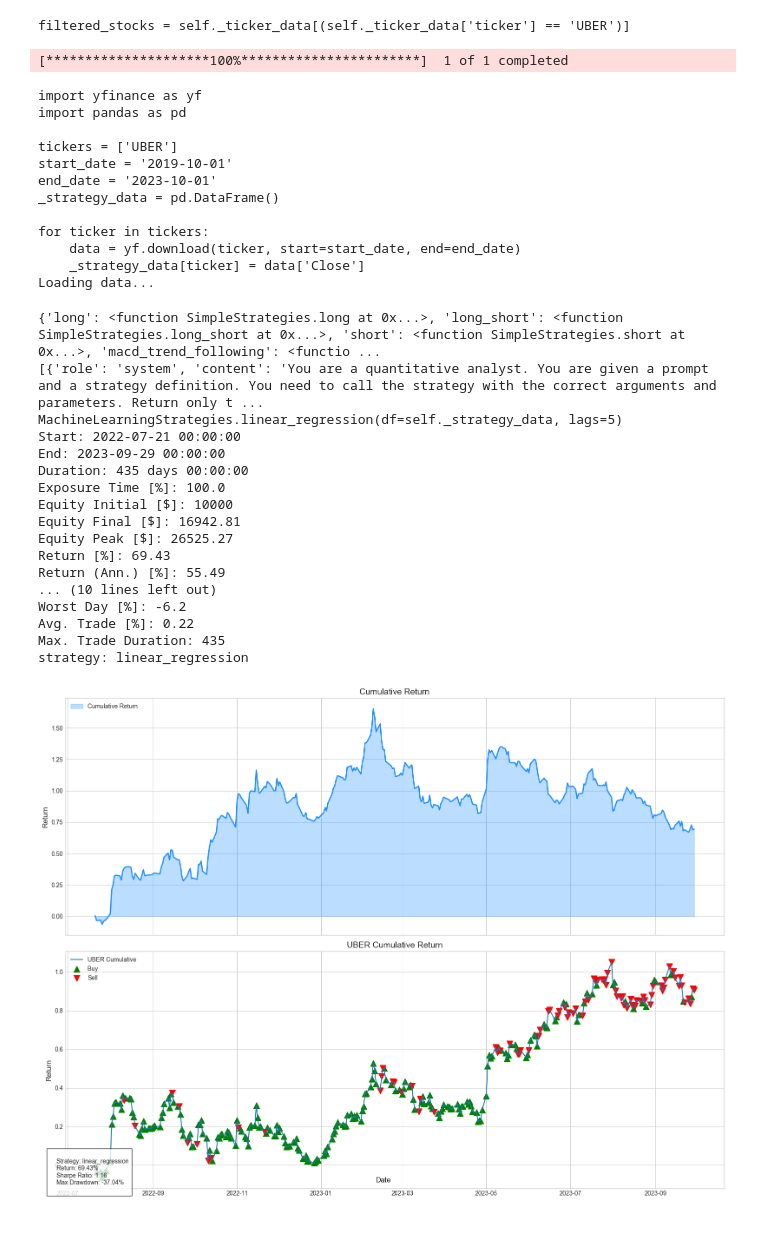
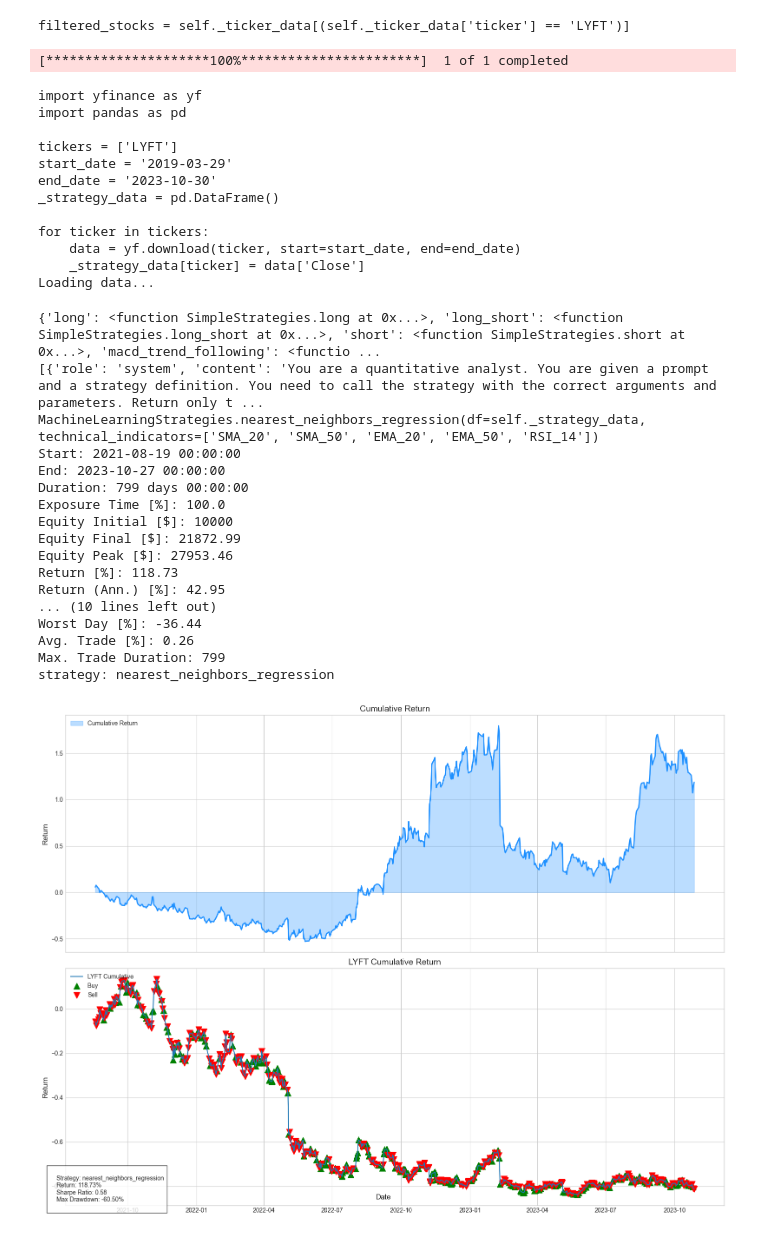
Before and after one commit to smullins998/Tr4der, a Jupyter notebook: test.ipynb, the cells around one changed output. Cells and saved outputs as stored; diff of their text form; code cells hidden in the pictures.

```diff
--- a/test.ipynb
+++ b/test.ipynb
@@ -1,41 +1,41 @@
 # %%
 import yfinance as yf
 import pandas as pd
 from tr4der.tr4der import Tr4der
 
-query = "I want to use a linear regression model to trade uber for the past 4 years"
+query = "I want to use a KNN regression model to trade lyft stock since their IPO to now "
 
 inst = Tr4der(query)
 # %% [output]
-filtered_stocks = self._ticker_data[(self._ticker_data['ticker'] == 'UBER')]
+filtered_stocks = self._ticker_data[(self._ticker_data['ticker'] == 'LYFT')]
 [*********************100%***********************]  1 of 1 completed
 import yfinance as yf
 import pandas as pd
 
-tickers = ['UBER']
-start_date = '2019-10-01'
-end_date = '2023-10-01'
+tickers = ['LYFT']
+start_date = '2019-03-29'
+end_date = '2023-10-30'
 _strategy_data = pd.DataFrame()
 
 for ticker in tickers:
     data = yf.download(ticker, start=start_date, end=end_date)
     _strategy_data[ticker] = data['Close']
 Loading data...
 {'long': <function SimpleStrategies.long at 0x...>, 'long_short': <function SimpleStrategies.long_short at 0x...>, 'short': <function SimpleStrategies.short at 0x...>, 'macd_trend_following': <functio ...
 [{'role': 'system', 'content': 'You are a quantitative analyst. You are given a prompt and a strategy definition. You need to call the strategy with the correct arguments and parameters. Return only t ...
-MachineLearningStrategies.linear_regression(df=self._strategy_data, lags=5)
-Start: 2022-07-21 00:00:00
-End: 2023-09-29 00:00:00
-Duration: 435 days 00:00:00
+MachineLearningStrategies.nearest_neighbors_regression(df=self._strategy_data, technical_indicators=['SMA_20', 'SMA_50', 'EMA_20', 'EMA_50', 'RSI_14'])
+Start: 2021-08-19 00:00:00
+End: 2023-10-27 00:00:00
+Duration: 799 days 00:00:00
 Exposure Time [%]: 100.0
 Equity Initial [$]: 10000
-Equity Final [$]: 16942.81
-Equity Peak [$]: 26525.27
-Return [%]: 69.43
-Return (Ann.) [%]: 55.49
+Equity Final [$]: 21872.99
+Equity Peak [$]: 27953.46
+Return [%]: 118.73
+Return (Ann.) [%]: 42.95
 ... (10 lines left out)
-Worst Day [%]: -6.2
-Avg. Trade [%]: 0.22
-Max. Trade Duration: 435
-strategy: linear_regression
+Worst Day [%]: -36.44
+Avg. Trade [%]: 0.26
+Max. Trade Duration: 799
+strategy: nearest_neighbors_regression
-[figure, old version]
+[figure, new version]
```
Also changed, not shown: parts of 2 cells of this notebook, 1 other file.
